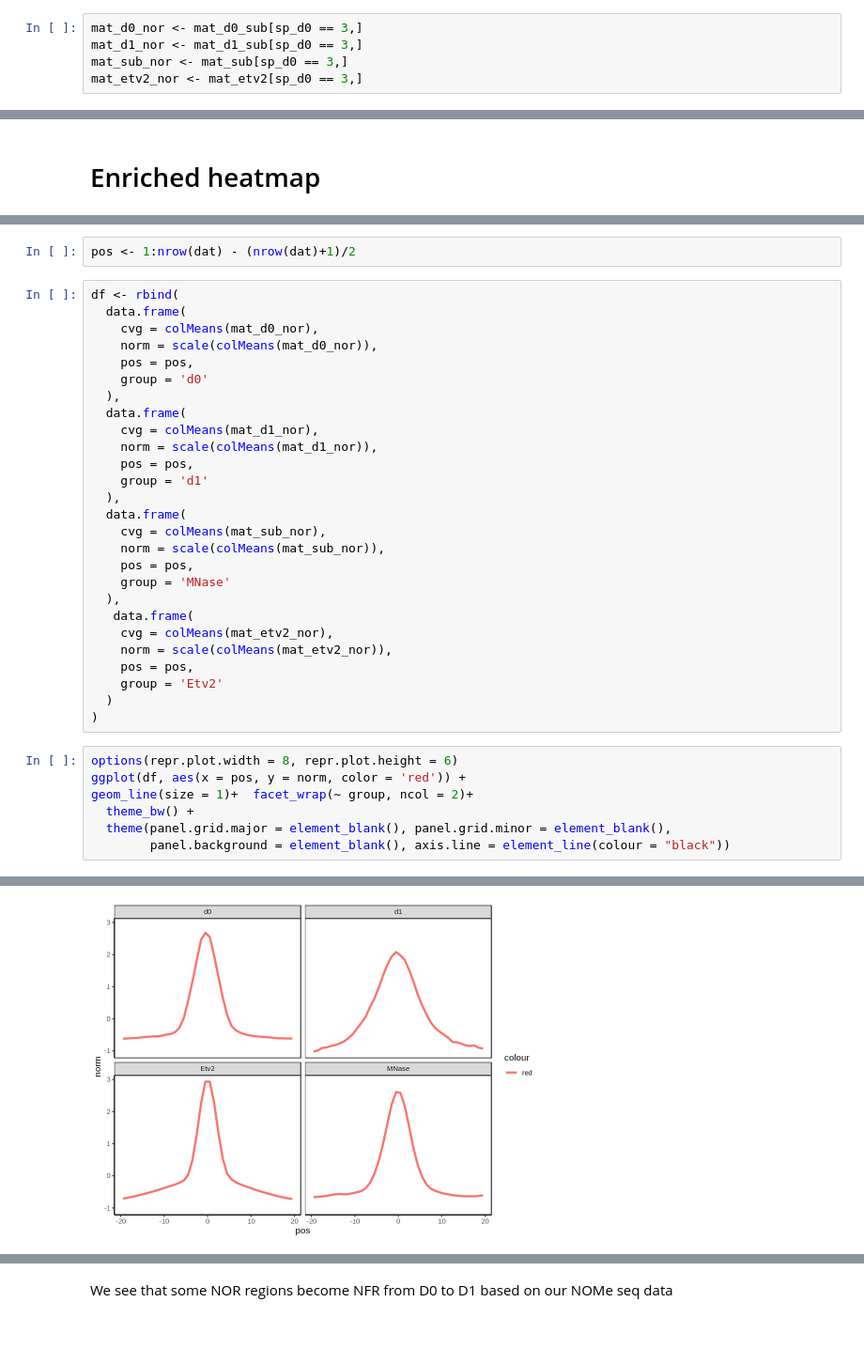
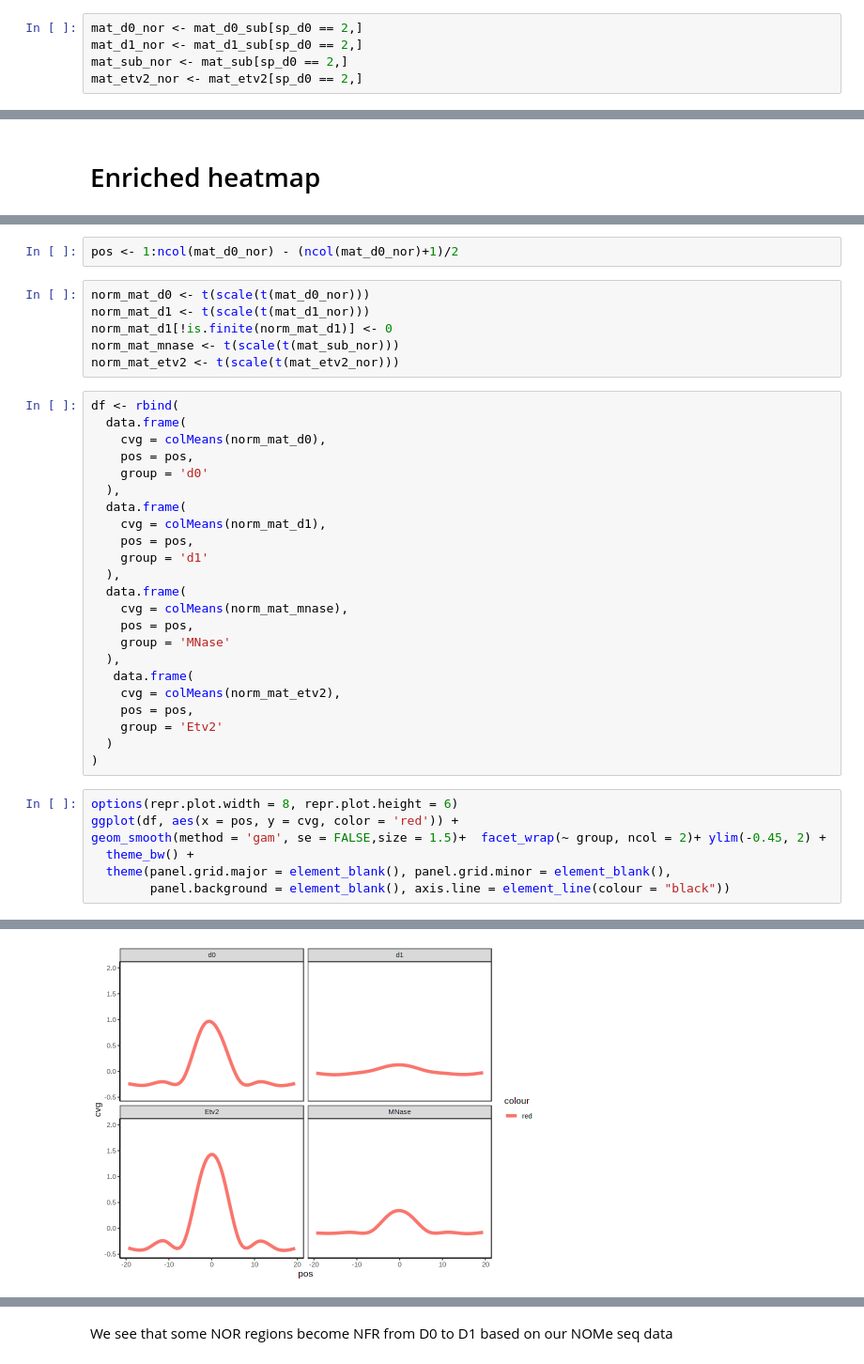
Before and after one commit to gongx030/Etv2_pioneer, a Jupyter notebook: 2e_NOME_Enriched_Heatmap_with_MNase_and_Etv2.ipynb, the cells around one changed output, grey strips where cells are left out. Shown at 94% size. Saved outputs shown, nothing was run; the diff lists cells and outputs as text; blank space fills up the shorter version.

```diff
--- a/2e_NOME_Enriched_Heatmap_with_MNase_and_Etv2.ipynb
+++ b/2e_NOME_Enriched_Heatmap_with_MNase_and_Etv2.ipynb
@@ -477,8 +428,8 @@ Set `ht_opt$message = FALSE` to turn off this message.
 # %%
-mat_d0_nor <- mat_d0_sub[sp_d0 == 3,]
-mat_d1_nor <- mat_d1_sub[sp_d0 == 3,]
-mat_sub_nor <- mat_sub[sp_d0 == 3,]
-mat_etv2_nor <- mat_etv2[sp_d0 == 3,]
+mat_d0_nor <- mat_d0_sub[sp_d0 == 2,]
+mat_d1_nor <- mat_d1_sub[sp_d0 == 2,]
+mat_sub_nor <- mat_sub[sp_d0 == 2,]
+mat_etv2_nor <- mat_etv2[sp_d0 == 2,]
 # %% [markdown]
 Color annotation
 # %%
@@ -532,36 +491,38 @@ dat <- data.frame(cvg = colMeans(mat_d0_nor))
 # %%
-pos <- 1:nrow(dat) - (nrow(dat)+1)/2
+pos <- 1:ncol(mat_d0_nor) - (ncol(mat_d0_nor)+1)/2
+# %%
+norm_mat_d0 <- t(scale(t(mat_d0_nor)))
+norm_mat_d1 <- t(scale(t(mat_d1_nor)))
+norm_mat_d1[!is.finite(norm_mat_d1)] <- 0
+norm_mat_mnase <- t(scale(t(mat_sub_nor)))
+norm_mat_etv2 <- t(scale(t(mat_etv2_nor)))
 # %%
 df <- rbind(
   data.frame(
-    cvg = colMeans(mat_d0_nor),
-    norm = scale(colMeans(mat_d0_nor)),
+    cvg = colMeans(norm_mat_d0),
     pos = pos,
     group = 'd0'
   ),
   data.frame(
-    cvg = colMeans(mat_d1_nor),
-    norm = scale(colMeans(mat_d1_nor)),
+    cvg = colMeans(norm_mat_d1),
     pos = pos,
     group = 'd1'
   ),
   data.frame(
-    cvg = colMeans(mat_sub_nor),
-    norm = scale(colMeans(mat_sub_nor)),
+    cvg = colMeans(norm_mat_mnase),
     pos = pos,
     group = 'MNase'
   ),
    data.frame(
-    cvg = colMeans(mat_etv2_nor),
-    norm = scale(colMeans(mat_etv2_nor)),
+    cvg = colMeans(norm_mat_etv2),
     pos = pos,
     group = 'Etv2'
   )
 )
 # %%
 options(repr.plot.width = 8, repr.plot.height = 6)
-ggplot(df, aes(x = pos, y = norm, color = 'red')) +
-geom_line(size = 1)+  facet_wrap(~ group, ncol = 2)+
+ggplot(df, aes(x = pos, y = cvg, color = 'red')) +
+geom_smooth(method = 'gam', se = FALSE,size = 1.5)+  facet_wrap(~ group, ncol = 2)+ ylim(-0.45, 2) +
   theme_bw() +
   theme(panel.grid.major = element_blank(), panel.grid.minor = element_blank(),
         panel.background = element_blank(), axis.line = element_line(colour = "black"))
@@ -569 +531 @@ geom_line(size = 1)+  facet_wrap(~ group, ncol = 2)+
-[figure, old version]
+[figure, new version]
```
Also changed, not shown: parts of 27 cells of this notebook.
